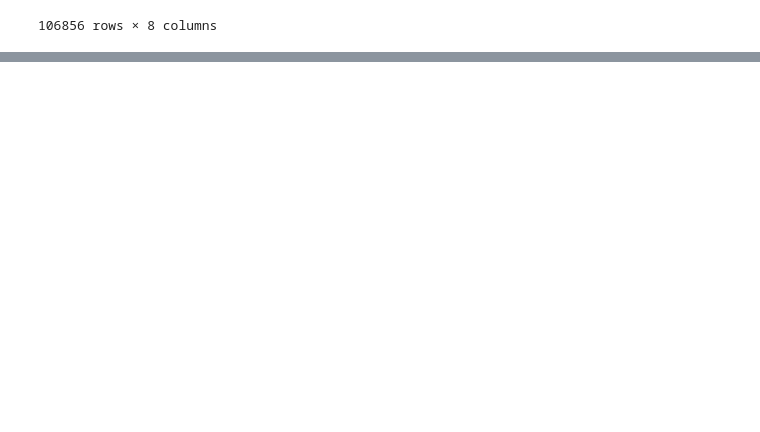
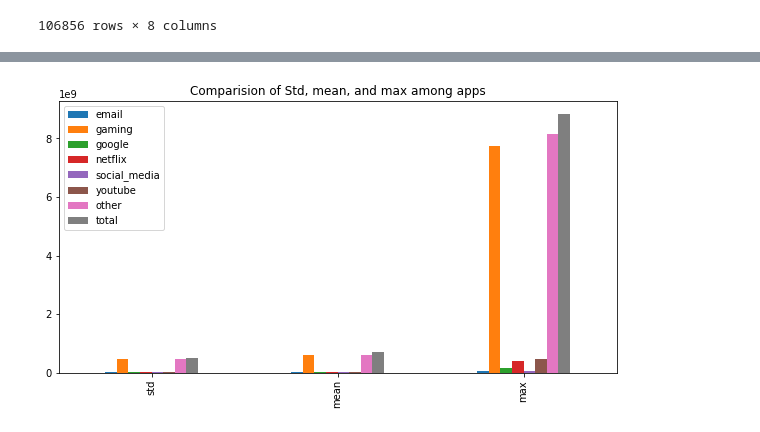
Before and after one commit to Nathnael12/Telecom_data_analysis, a Jupyter notebook: notebooks/data_exploration.ipynb, the cells around one changed output, grey strips where cells are left out. Drawn from its saved outputs; the diff is of its cells as text; code cells hidden in the pictures; blank space fills up the shorter version.

Commit message:
visualize comparision of statistics between the 7 categories of apps

```diff
--- a/notebooks/data_exploration.ipynb
+++ b/notebooks/data_exploration.ipynb
@@ -403,3 +403,9 @@ total_data_volume.describe()
 | 50% | 2.799824e+06 | 5.423492e+08 | 9.586153e+06 | 2.671889e+07 | 2.303756e+06 | 2.680038e+07 | 5.398323e+08 | 6.179231e+08 |
 | 75% | 3.847198e+06 | 7.773041e+08 | 1.321474e+07 | 3.797696e+07 | 3.307509e+06 | 3.792798e+07 | 7.753975e+08 | 8.574351e+08 |
 | max | 4.241878e+07 | 7.749432e+09 | 1.521919e+08 | 3.995191e+08 | 4.337478e+07 | 4.529588e+08 | 8.167878e+09 | 8.846226e+09 |
+# %%
+
+pd.DataFrame(total_data_volume.describe()).loc[["std","mean","max"]].plot(kind="bar",title="Comparision of Std, mean, and max among apps",figsize=(10,5))
+plt.show()
+# %% [output]
+[figure, added]
```
